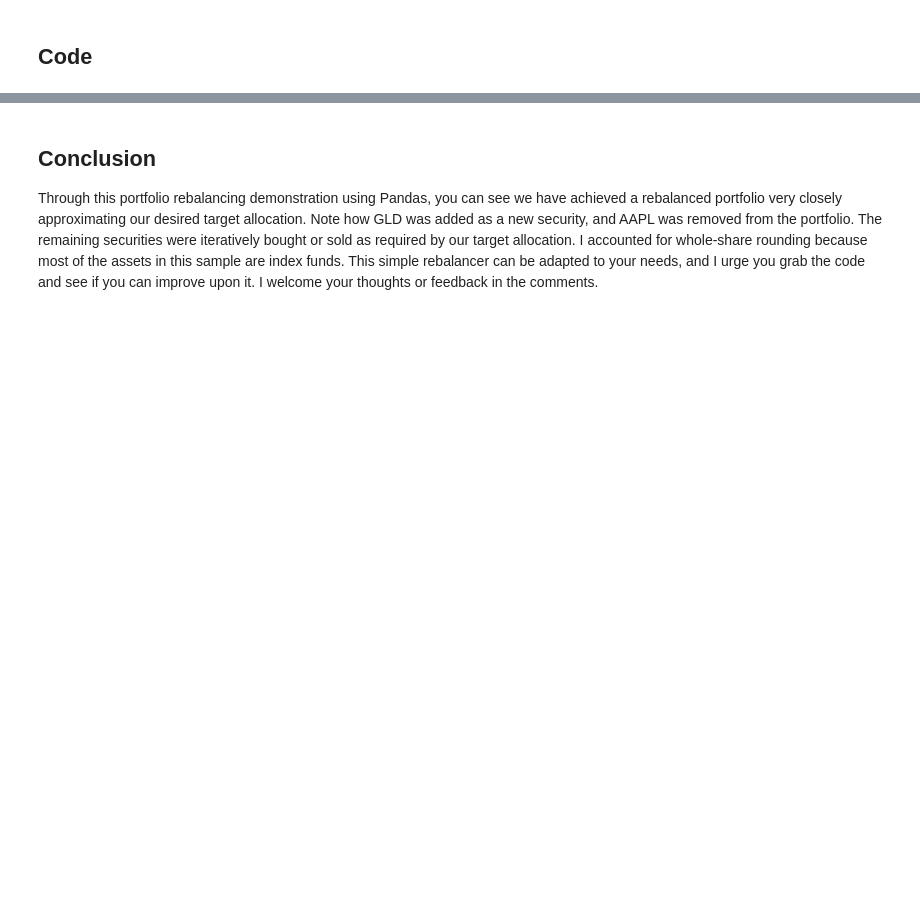
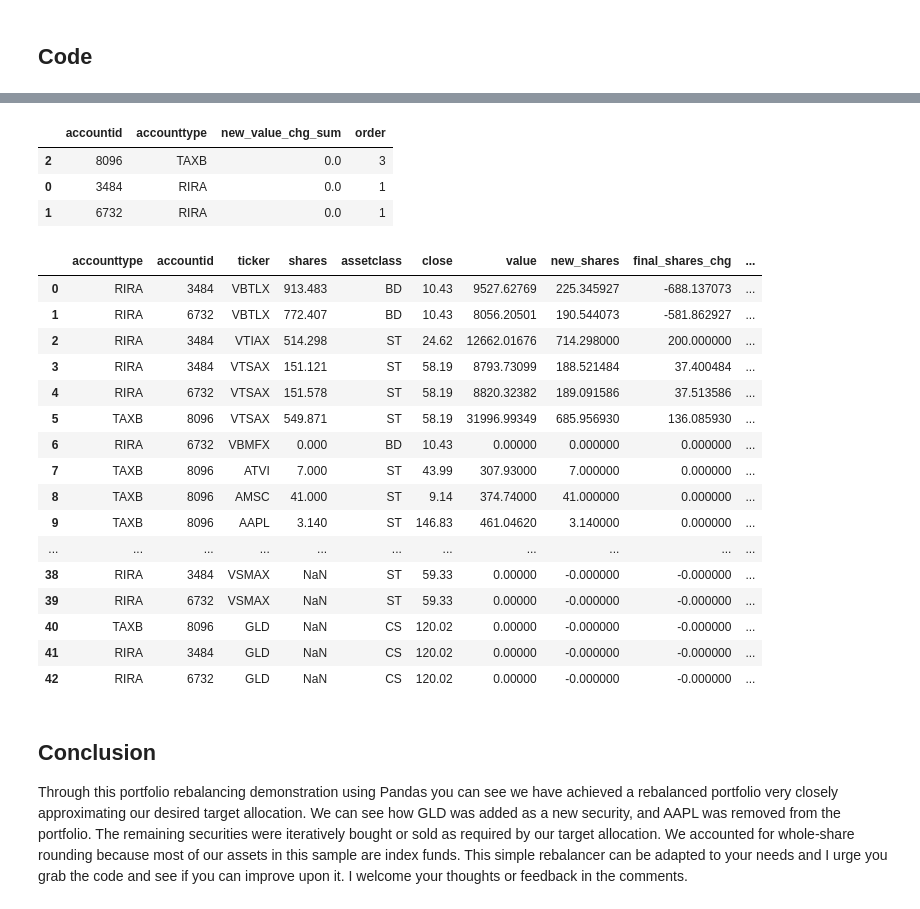
Before and after one commit to pogoetic/rebalance, a Jupyter notebook: portfolio_rebalance_post.ipynb, the cells around one changed output, grey strips where cells are left out. Cells and saved outputs as stored; diff of their text form; code cells hidden in the pictures; blank space fills up the shorter version.

```diff
--- a/portfolio_rebalance_post.ipynb
+++ b/portfolio_rebalance_post.ipynb
@@ -131,13 +168,16 @@ ohlc2=ohlc.reset_index(level=1, drop=True)
 # %%
 #concatenate target allocation and latest prices with our portfolio
-start_port_c = pd.merge(start_port, targetalloc, on ='ticker', how ='outer')
+start_port_c = pd.merge(agg_port, targetalloc, on ='ticker', how ='outer')
 final_port = pd.merge(start_port_c, ohlc2, left_on ='ticker', right_index = True, how = 'left')
 
 #set target to zero for tickers held but not present in our target allocation, set initial basisdate and costbasis for new securities entering the portfolio
-final_port.fillna(value = {'allocation_target':0.0,'shares':0.0,'basisdate':pd.to_datetime(now.strftime("%Y-%m-%d")),'costbasis':final_port.close},inplace = True)
+final_port.fillna(value = {'allocation_target':0.0,'shares':0.0,'basisdate':pd.to_datetime(now.strftime("%Y-%m-%d")),'costbasis':final_port.close,'assetclass_x':final_port.assetclass_y},inplace = True)
+final_port.drop(['assetclass_y'],axis=1,inplace=True)
+final_port.rename(columns={'assetclass_x':'assetclass'},inplace=True)
 
 #calculate holding values and current allocation
 final_port['value'] = final_port.close * final_port.shares #calculate value as price x shares
 final_port.loc[final_port.value.isna() & final_port.shares.isna(),['value']]=0.0 #for securities not currently held but in our target (and close price failed to return), establish zero value
 final_port['allocation'] = final_port.value / final_port.value.sum()
 final_port['correction'] = final_port.allocation_target - final_port.allocation
+final_port['new_money_in'] = new_money_in * final_port.allocation_target #Account for new money in
@@ -284,3 +432,36 @@ graph_port.plot.barh(x='ticker',figsize=(20,10))
+# %%
+#Lets see whats left in our accounts, it should be very close to zero
+acctsdf
+# %% [output]
+|  | accountid | accounttype | new_value_chg_sum | order |
+| 2 | 8096 | TAXB | 0.0 | 3 |
+| 0 | 3484 | RIRA | 0.0 | 1 |
+| 1 | 6732 | RIRA | 0.0 | 1 |
+# %%
+#Cleanup
+dport.drop(columns=['order'],inplace=True)
+dport = dport[['accounttype','accountid','ticker','shares','assetclass','close','value','new_shares','final_shares_chg','new_value','new_value_chg','final_allocation']]
+# %%
+#Review our final portfolio with recommended buys/sells in 'final_shares_chg' column
+dport
+# %% [output]
+|  | accounttype | accountid | ticker | shares | assetclass | close | value | new_shares | final_shares_chg | ... |
+| 0 | RIRA | 3484 | VBTLX | 913.483 | BD | 10.43 | 9527.62769 | 225.345927 | -688.137073 | ... |
+| 1 | RIRA | 6732 | VBTLX | 772.407 | BD | 10.43 | 8056.20501 | 190.544073 | -581.862927 | ... |
+| 2 | RIRA | 3484 | VTIAX | 514.298 | ST | 24.62 | 12662.01676 | 714.298000 | 200.000000 | ... |
+| 3 | RIRA | 3484 | VTSAX | 151.121 | ST | 58.19 | 8793.73099 | 188.521484 | 37.400484 | ... |
+| 4 | RIRA | 6732 | VTSAX | 151.578 | ST | 58.19 | 8820.32382 | 189.091586 | 37.513586 | ... |
+| 5 | TAXB | 8096 | VTSAX | 549.871 | ST | 58.19 | 31996.99349 | 685.956930 | 136.085930 | ... |
+| 6 | RIRA | 6732 | VBMFX | 0.000 | BD | 10.43 | 0.00000 | 0.000000 | 0.000000 | ... |
+| 7 | TAXB | 8096 | ATVI | 7.000 | ST | 43.99 | 307.93000 | 7.000000 | 0.000000 | ... |
+| 8 | TAXB | 8096 | AMSC | 41.000 | ST | 9.14 | 374.74000 | 41.000000 | 0.000000 | ... |
+| 9 | TAXB | 8096 | AAPL | 3.140 | ST | 146.83 | 461.04620 | 3.140000 | 0.000000 | ... |
+| ... | ... | ... | ... | ... | ... | ... | ... | ... | ... | ... |
+| 38 | RIRA | 3484 | VSMAX | NaN | ST | 59.33 | 0.00000 | -0.000000 | -0.000000 | ... |
+| 39 | RIRA | 6732 | VSMAX | NaN | ST | 59.33 | 0.00000 | -0.000000 | -0.000000 | ... |
+| 40 | TAXB | 8096 | GLD | NaN | CS | 120.02 | 0.00000 | -0.000000 | -0.000000 | ... |
+| 41 | RIRA | 3484 | GLD | NaN | CS | 120.02 | 0.00000 | -0.000000 | -0.000000 | ... |
+| 42 | RIRA | 6732 | GLD | NaN | CS | 120.02 | 0.00000 | -0.000000 | -0.000000 | ... |
 # %% [markdown]
 ## Conclusion
-Through this portfolio rebalancing demonstration using Pandas, you can see we have achieved a rebalanced portfolio very closely approximating our desired target allocation. Note how GLD was added as a new security, and AAPL was removed from the portfolio. The remaining securities were iteratively bought or sold as required by our target allocation. I accounted for whole-share rounding because most of the assets in this sample are index funds. This simple rebalancer can be adapted to your needs, and I urge you grab the code and see if you can improve upon it. I welcome your thoughts or feedback in the comments.
+Through this portfolio rebalancing demonstration using Pandas you can see we have achieved a rebalanced portfolio very closely approximating our desired target allocation. We can see how GLD was added as a new security, and AAPL was removed from the portfolio. The remaining securities were iteratively bought or sold as required by our target allocation. We accounted for whole-share rounding because most of our assets in this sample are index funds. This simple rebalancer can be adapted to your needs and I urge you grab the code and see if you can improve upon it. I welcome your thoughts or feedback in the comments.
```
Also changed, not shown: parts of 17 cells of this notebook, 1 other file.
